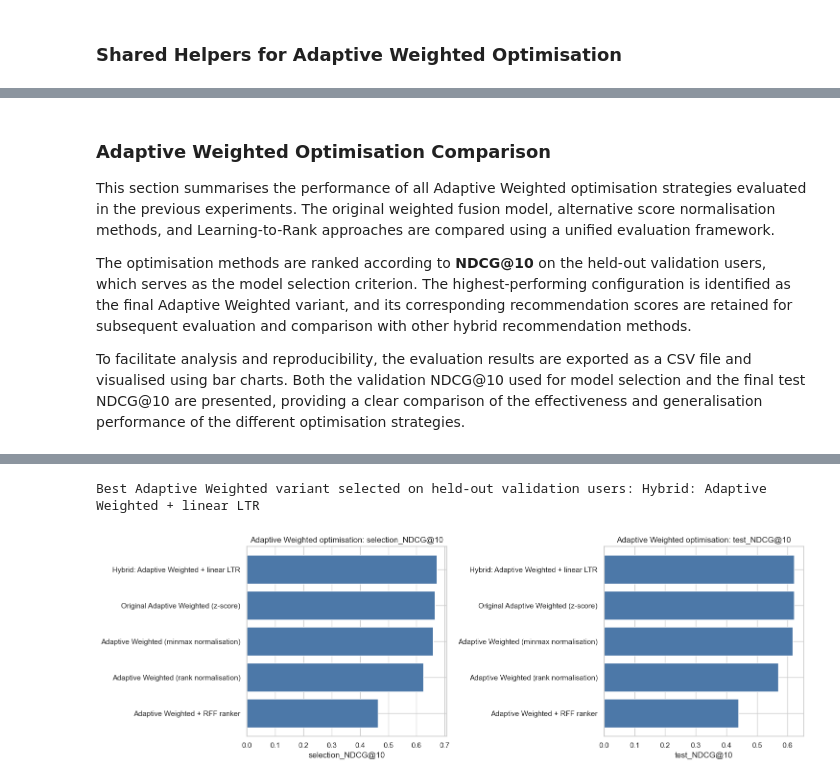
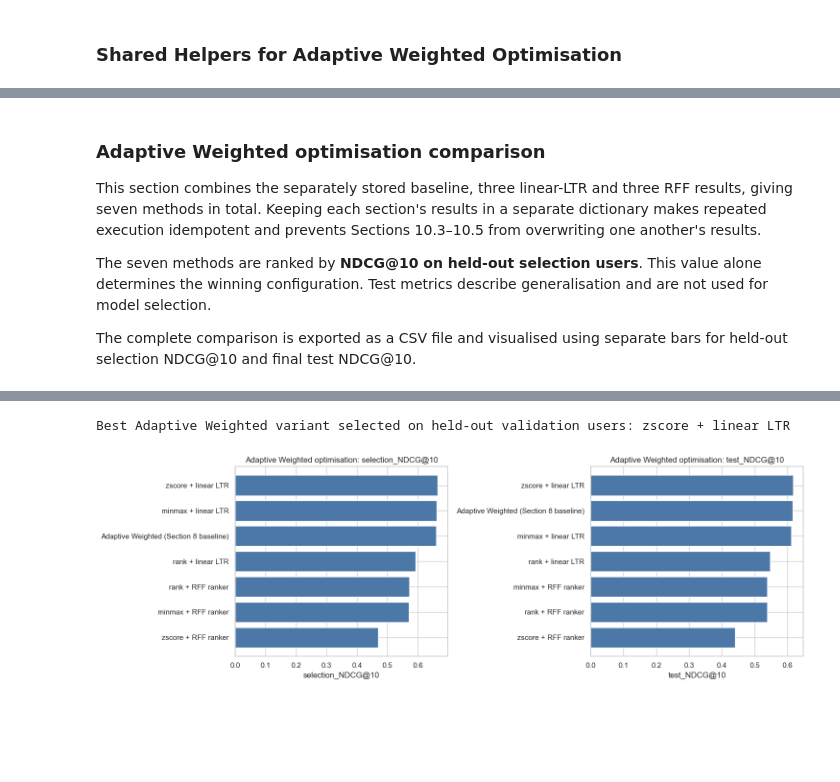
Before and after one commit to attarlluo/COMP9727eBookRec, a Jupyter notebook: Kindle_eBook_Recommender_Integrated.ipynb, the cells around one changed output, grey strips where cells are left out. Cells and saved outputs as stored; diff of their text form; code cells hidden in the pictures; blank space fills up the shorter version.

Commit message:
Fix Hybrid and Conclusion

```diff
--- a/Kindle_eBook_Recommender_Integrated.ipynb
+++ b/Kindle_eBook_Recommender_Integrated.ipynb
@@ -6853,8 +6842,8 @@ def select_fusion_weights(content, cf, gru, mask, method: str):
 def history_lengths(users, histories):
     return np.asarray([len(histories[int(user)]) for user in users], dtype=np.float32)
 
-def base_features(users, candidates, content, cf, gru, histories):
-    """Candidate-level features shared by linear LTR and nonlinear RFF ranking."""
+def base_features(users, candidates, content, cf, gru, histories, normalisation_method):
+    """Candidate features for one normalisation × ranker experiment."""
     n_users, n_candidates = candidates.shape
     lengths = np.log1p(history_lengths(users, histories)) / np.log1p(
         max(max(len(value) for value in histories.values()), 1)
@@ -6863,14 +6852,14 @@ def base_features(users, candidates, content, cf, gru, histories):
         max(float(train_popularity.max()), 1.0)
     )
     return np.column_stack([
-        z_normalise(content).reshape(-1),
-        z_normalise(cf).reshape(-1),
-        z_normalise(gru).reshape(-1),
+        normalise_scores(content, normalisation_method).reshape(-1),
+        normalise_scores(cf, normalisation_method).reshape(-1),
+        normalise_scores(gru, normalisation_method).reshape(-1),
         np.repeat(lengths, n_candidates),
         popularity_feature.reshape(-1),
     ]).astype(np.float32)
 
-def sampled_ltr_training_data(users, candidates, content, cf, gru, histories, mask, seed):
+def sampled_ltr_training_data(users, candidates, content, cf, gru, histories, mask, seed, normalisation_method):
     rng = np.random.default_rng(seed)
     eligible = np.flatnonzero(mask)
     selected_rows = rng.choice(
@@ -6888,19 +6877,19 @@ def sampled_ltr_training_data(users, candidates, content, cf, gru, histories, ma
     ])
     all_features = base_features(
         users[selected_rows], candidates[selected_rows], content[selected_rows],
-        cf[selected_rows], gru[selected_rows], histories,
+        cf[selected_rows], gru[selected_rows], histories, normalisation_method,
     ).reshape(len(selected_rows), candidates.shape[1], -1)
     x = all_features[np.arange(len(selected_rows))[:, None], positions].reshape(-1, all_features.shape[-1])
     y = (positions.reshape(-1) == 0).astype(np.int8)
     return x, y
 
-def score_meta_ranker(model, users, candidates, content, cf, gru, histories, batch_users=1_024):
+def score_meta_ranker(model, users, candidates, content, cf, gru, histories, normalisation_method, batch_users=1_024):
     output = np.empty(content.shape, dtype=np.float32)
     for start in range(0, len(users), batch_users):
         end = min(start + batch_users, len(users))
         features = base_features(
             users[start:end], candidates[start:end], content[start:end],
-            cf[start:end], gru[start:end], histories,
+            cf[start:end], gru[start:end], histories, normalisation_method,
         )
         output[start:end] = model.predict_proba(features)[:, 1].reshape(end - start, candidates.shape[1])
     return output
@@ -7090,19 +7082,51 @@ optimisation_rows.append({
 # %% [markdown]
-### Adaptive Weighted Optimisation Comparison
+###  Adaptive Weighted optimisation comparison
 
-This section summarises the performance of all Adaptive Weighted optimisation strategies evaluated in the previous experiments. The original weighted fusion model, alternative score normalisation methods, and Learning-to-Rank approaches are compared using a unified evaluation framework.
+This section combines the separately stored baseline, three linear-LTR and three RFF
+results, giving seven methods in total. Keeping each section's results in a separate
+dictionary makes repeated execution idempotent and prevents Sections 10.3–10.5 from
+overwriting one another's results.
 
-The optimisation methods are ranked according to **NDCG@10** on the held-out validation users, which serves as the model selection criterion. The highest-performing configuration is identified as the final Adaptive Weighted variant, and its corresponding recommendation scores are retained for subsequent evaluation and comparison with other hybrid recommendation methods.
+The seven methods are ranked by **NDCG@10 on held-out selection users**. This value alone
+determines the winning configuration. Test metrics describe generalisation and are not
+used for model selection.
 
-To facilitate analysis and reproducibility, the evaluation results are exported as a CSV file and visualised using bar charts. Both the validation NDCG@10 used for model selection and the final test NDCG@10 are presented, providing a clear comparison of the effectiveness and generalisation performance of the different optimisation strategies.
+The complete comparison is exported as a CSV file and visualised using separate bars for
+held-out selection NDCG@10 and final test NDCG@10.
 # %%
+required_result_groups = {
+    "10.3 baseline": "baseline_optimisation_row",
+    "10.4 linear LTR": "linear_ltr_rows",
+    "10.5 RFF": "rff_rows",
+}
+missing_groups = [label for label, variable in required_result_groups.items() if variable not in globals()]
+if missing_groups:
+    raise RuntimeError("Run the missing optimisation sections first: " + ", ".join(missing_groups))
+
+optimisation_rows = [
+    baseline_optimisation_row,
+    *linear_ltr_rows.values(),
+    *rff_rows.values(),
+]
+optimisation_score_sets = {
+    **baseline_optimisation_score_set,
+    **linear_ltr_score_sets,
+    **rff_score_sets,
+}
+if len(optimisation_rows) != 7 or len(optimisation_score_sets) != 7:
+    raise RuntimeError(
+        f"Incomplete 3 × 2 comparison: rows={len(optimisation_rows)}, "
+        f"score sets={len(optimisation_score_sets)}. Re-run Sections 10.3–10.5."
+    )
+
 adaptive_optimisation_results = pd.DataFrame(optimisation_rows).sort_values(
     "selection_NDCG@10", ascending=False
 ).reset_index(drop=True)
 best_adaptive_method = str(adaptive_optimisation_results.loc[0, "method"])
-best_adaptive_validation_scores, best_adaptive_test_scores = optimisation_score_sets[
-    "Original Adaptive Weighted" if best_adaptive_method.startswith("Original") else best_adaptive_method
-]
+# The first array contains predictions from a model fitted on meta-training users.
+# It is used only through the held-out selection metrics recorded above, never as a
+# whole-validation estimate. The refitted model's test predictions are safe to report.
+_, best_adaptive_test_scores = optimisation_score_sets[best_adaptive_method]
 
 display(adaptive_optimisation_results)
 print("Best Adaptive Weighted variant selected on held-out validation users:", best_adaptive_method)
@@ -7130,3 +7156,3 @@ plt.show()
-Best Adaptive Weighted variant selected on held-out validation users: Hybrid: Adaptive Weighted + linear LTR
+Best Adaptive Weighted variant selected on held-out validation users: zscore + linear LTR
-[figure, old version]
+[figure, new version]
 # %% [markdown]
```
Also changed, not shown: parts of 34 cells of this notebook.
